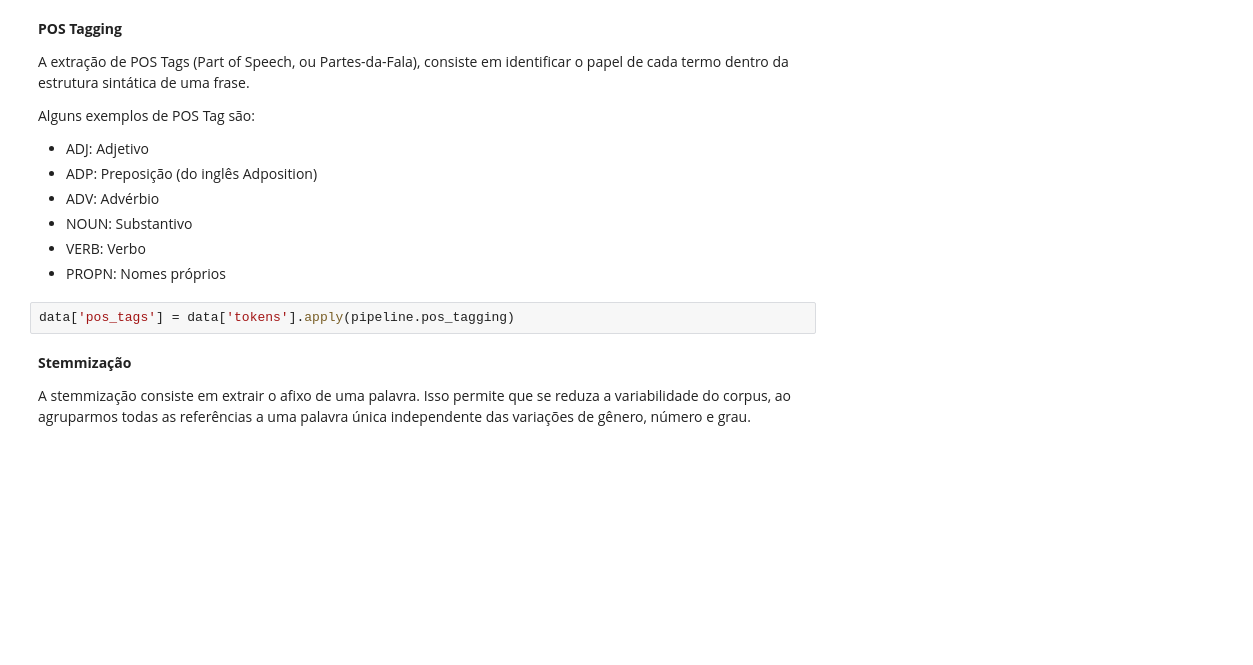
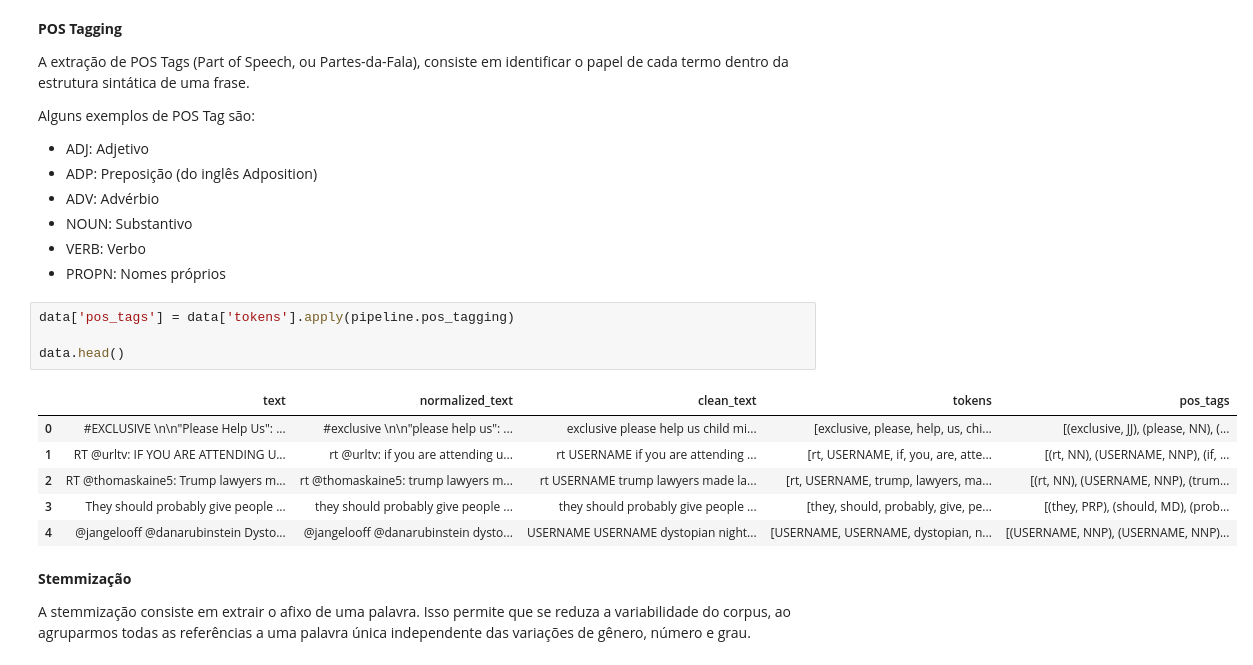
Before and after one commit to webmedia2022-nlp/course-code, a Jupyter notebook: NLP_WebMedia2022.ipynb, the cells around one changed output. Drawn from its saved outputs; the diff is of its cells as text; blank space fills up the shorter version.

```diff
--- a/NLP_WebMedia2022.ipynb
+++ b/NLP_WebMedia2022.ipynb
@@ -657,6 +687,15 @@ Alguns exemplos de POS Tag são:
 - PROPN: Nomes próprios
 # %%
 data['pos_tags'] = data['tokens'].apply(pipeline.pos_tagging)
+
+data.head()
+# %% [output]
+|  | text | normalized_text | clean_text | tokens | pos_tags |
+| 0 | #EXCLUSIVE \n\n"Please Help Us": ... | #exclusive \n\n"please help us": ... | exclusive please help us child mi... | [exclusive, please, help, us, chi... | [(exclusive, JJ), (please, NN), (... |
+| 1 | RT @urltv: IF YOU ARE ATTENDING U... | rt @urltv: if you are attending u... | rt USERNAME if you are attending ... | [rt, USERNAME, if, you, are, atte... | [(rt, NN), (USERNAME, NNP), (if, ... |
+| 2 | RT @thomaskaine5: Trump lawyers m... | rt @thomaskaine5: trump lawyers m... | rt USERNAME trump lawyers made la... | [rt, USERNAME, trump, lawyers, ma... | [(rt, NN), (USERNAME, NNP), (trum... |
+| 3 | They should probably give people ... | they should probably give people ... | they should probably give people ... | [they, should, probably, give, pe... | [(they, PRP), (should, MD), (prob... |
+| 4 | @jangelooff @danarubinstein Dysto... | @jangelooff @danarubinstein dysto... | USERNAME USERNAME dystopian night... | [USERNAME, USERNAME, dystopian, n... | [(USERNAME, NNP), (USERNAME, NNP)... |
 # %% [markdown]
 **Stemmização**
 
```
Also changed, not shown: parts of 61 cells of this notebook, 8 other files.
